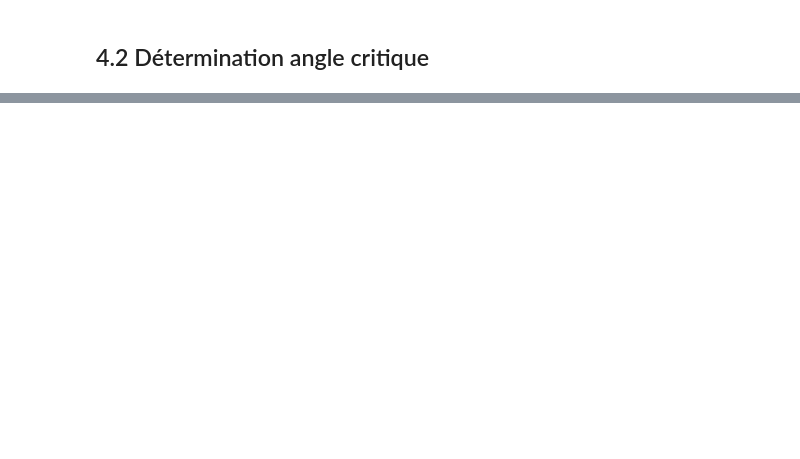
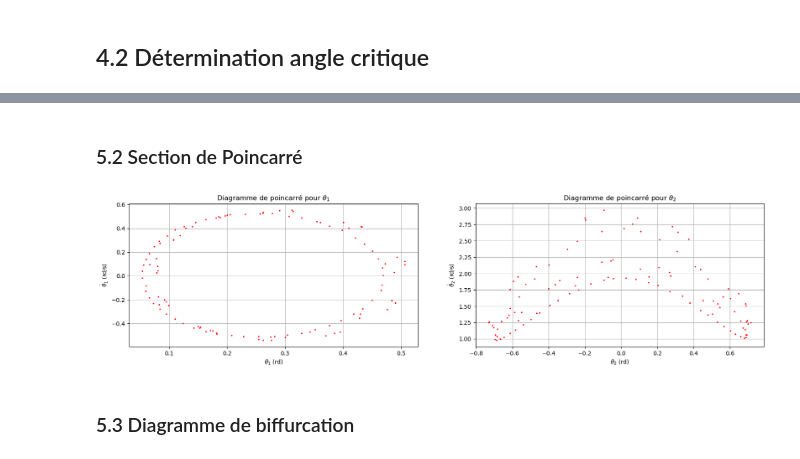
Before and after one commit to artlexiis/pendule-double, a Jupyter notebook: Jupyter Notebook/Pendule_Double.ipynb, the cells around one changed output, grey strips where cells are left out. Saved outputs shown, nothing was run; the diff lists cells and outputs as text; code cells hidden in the pictures; blank space fills up the shorter version.

```diff
--- a/Jupyter Notebook/Pendule_Double.ipynb
+++ b/Jupyter Notebook/Pendule_Double.ipynb
@@ -953,0 +893,50 @@ plt.show()
+# %% [markdown]
+### 5.2 Section de Poincarré
+# %%
+def section_poincare(solution, Ninc,num):
+    """
+    Détermine la section de Poincaré du pendule double en theta2,
+    lorsque le pendule 1 passe par l'axe vertical x = 0.
+
+    Parameters:
+    X (numpy.ndarray): Matrice de positions déjà calculée (2D array).
+    Xp (numpy.ndarray): Matrice de vitesses déjà calculée (2D array).
+    nb_pas_temps (int): Nombre de pas de temps.
+
+    Returns:
+    numpy.ndarray: L'ensemble des points de la section de Poincaré.
+    """
+    solution[0:2,:] = np.mod(solution[0:2,:] + np.pi, 2 * np.pi) - np.pi
+    Ps = []
+
+    for i in range(Ninc-1):
+        # Test de croisement de l'axe vertical avec le produit de deux valeurs de theta2 successives
+        if solution[num-2, i] * solution[num-2, i + 1] <= 0:
+            if solution[num, i] < 0:
+                Ps.append([solution[num-1, i], solution[num+1, i]])
+
+    return np.array(Ps).T
+
+
+section_theta1 = section_poincare(solution_newmark_ga,Ninc,1)
+section_theta2 = section_poincare(solution_newmark_ga,Ninc,2)
+
+fig = plt.figure(figsize=(20, 10));
+
+ax = fig.add_subplot(2,2,1);
+ax.plot(section_theta1[0,:],section_theta1[1,:], '.r', ms=3)
+ax.set_xlabel(r'$\theta_1$ (rd)')
+ax.set_ylabel(r'$ \dot\theta_1 $ (rd/s)')
+ax.set_title(r'Diagramme de poincarré pour $\theta_1$')
+ax.grid(True, which='both')
+
+bx = fig.add_subplot(2,2,2);
+bx.set_xlabel(r'$ \theta_2 $ (rd)')
+bx.set_ylabel(r'$ \dot\theta_2 $ (rd/s)')
+bx.set_title(r'Diagramme de poincarré pour $\theta_2$')
+bx.plot(section_theta2[0,:],section_theta2[1,:], '.r', ms=3)
+bx.grid(True, which='both')
+# %% [output]
+[figure, added]
+# %% [markdown]
+### 5.3 Diagramme de biffurcation
```
Also changed, not shown: parts of 28 cells of this notebook, 5 other files.
